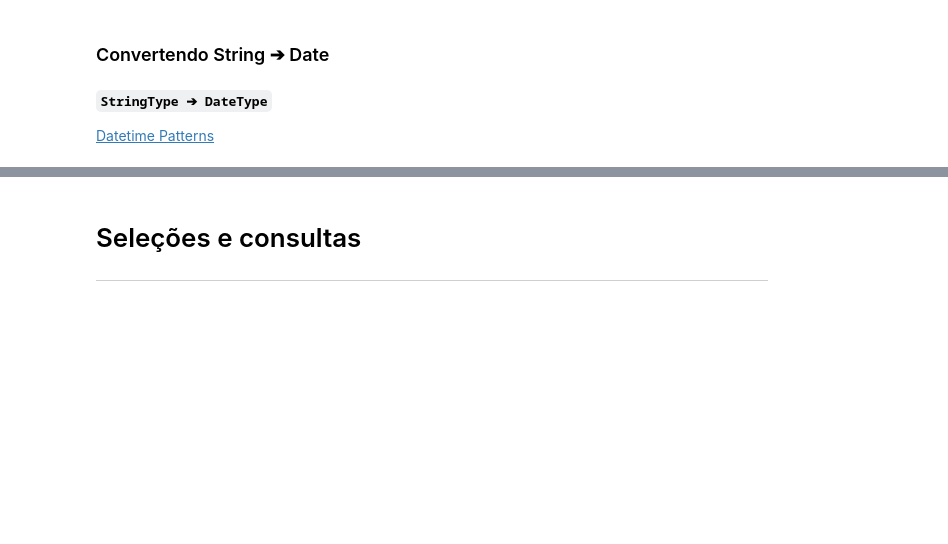
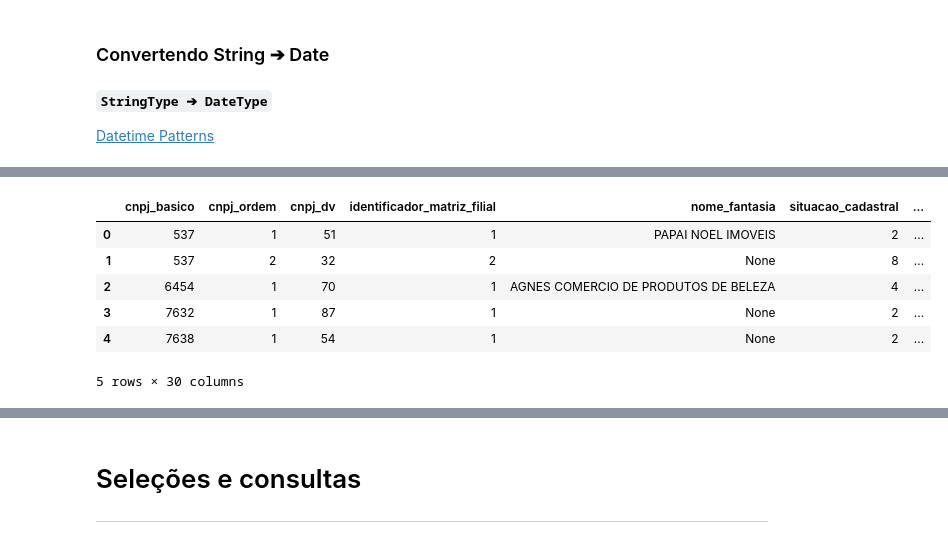
Before and after one commit to dgamorimm/spark, a Jupyter notebook: src/spark.ipynb, the cells around one changed output, grey strips where cells are left out. Cells and saved outputs as stored; diff of their text form; code cells hidden in the pictures; blank space fills up the shorter version.

```diff
--- a/src/spark.ipynb
+++ b/src/spark.ipynb
@@ -254,0 +541,16 @@ df.toPandas()
+# %%
+estabelecimentos = estabelecimentos\
+    .withColumn(
+        "data_situacao_cadastral",
+        f.to_date(estabelecimentos.data_situacao_cadastral.cast(StringType()), 'yyyyMMdd')
+    )\
+    .withColumn(
+        "data_de_inicio_atividade",
+        f.to_date(estabelecimentos.data_de_inicio_atividade.cast(StringType()), 'yyyyMMdd')
+    )\
+    .withColumn(
+        "data_da_situacao_especial",
+        f.to_date(estabelecimentos.data_da_situacao_especial.cast(StringType()), 'yyyyMMdd')
+    )
+
+estabelecimentos.printSchema()
@@ -254,0 +575,10 @@ df.toPandas()
+# %%
+estabelecimentos.limit(5).toPandas()
+# %% [output]
+|  | cnpj_basico | cnpj_ordem | cnpj_dv | identificador_matriz_filial | nome_fantasia | situacao_cadastral | ... |
+| 0 | 537 | 1 | 51 | 1 | PAPAI NOEL IMOVEIS | 2 | ... |
+| 1 | 537 | 2 | 32 | 2 | None | 8 | ... |
+| 2 | 6454 | 1 | 70 | 1 | AGNES COMERCIO DE PRODUTOS DE BELEZA | 4 | ... |
+| 3 | 7632 | 1 | 87 | 1 | None | 2 | ... |
+| 4 | 7638 | 1 | 54 | 1 | None | 2 | ... |
+5 rows × 30 columns
```
Also changed, not shown: parts of 107 cells of this notebook, 1 other file.
